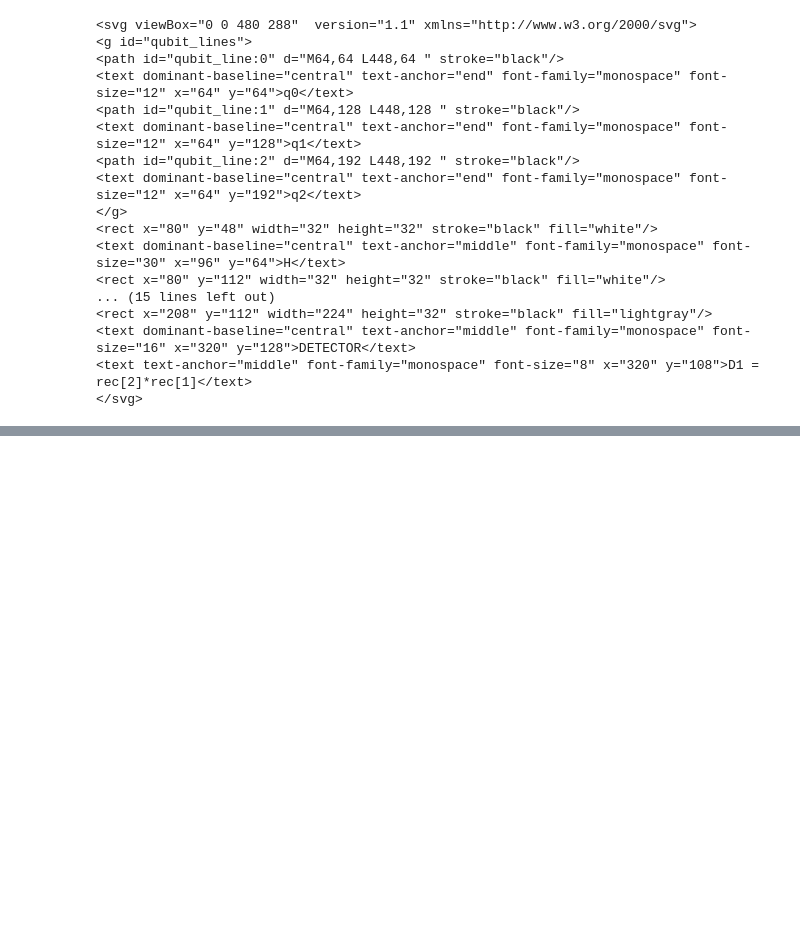
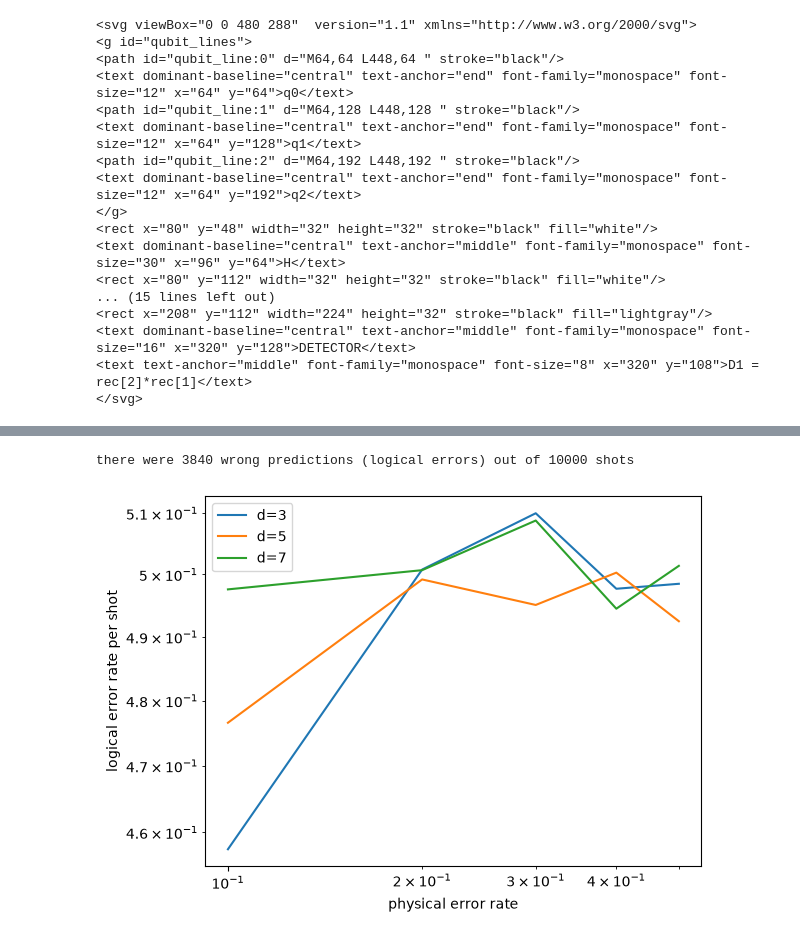
Before and after one commit to AmraouiY/noise-aware-surface-code-decoding, a Jupyter notebook: notebooks/02_surface_code_baseline.ipynb, the cells around one changed output, grey strips where cells are left out. Saved outputs shown, nothing was run; the diff lists cells and outputs as text; code cells hidden in the pictures; blank space fills up the shorter version.

Commit message:
Finalised Stim learning, started playing with PyMatching a bit

```diff
--- a/notebooks/02_surface_code_baseline.ipynb
+++ b/notebooks/02_surface_code_baseline.ipynb
@@ -44,10 +47,11 @@ print(counter/10000)
 # %%
 circuit = stim.Circuit.generated(
     "repetition_code:memory",
-    distance=5,
-    rounds=1,
+    distance=3,
+    rounds=7,
     before_round_data_depolarization=0.04,
     before_measure_flip_probability=0.01,
 )
+
 circuit.diagram('timeline-svg')
 # %% [output]
@@ -70 +74,7 @@ circuit.diagram('timeline-svg')
 </svg>
+# %%
+sampler = circuit.compile_sampler()
+one_sample = sampler.sample(shots=1)[0]
+for k in range(0, len(one_sample),8):
+    timeslice = one_sample[k:k+8]
+    print("".join("1" if e else "_" for e in timeslice))
@@ -70,0 +166,38 @@ circuit.diagram('timeline-svg')
+# %%
+circuit = stim.Circuit.generated(
+    "repetition_code:memory",
+    rounds=100,
+    distance=9,
+    before_round_data_depolarization=0.2,
+    before_measure_flip_probability=0.01)
+num_shots = 10000
+num_logical_errors = count_logical_errors(circuit, num_shots)
+print("there were", num_logical_errors, "wrong predictions (logical errors) out of", num_shots, "shots")
+# %% [output]
+there were 3840 wrong predictions (logical errors) out of 10000 shots
+# %%
+import matplotlib.pyplot as plt
+num_shots = 10000
+for d in [3, 5, 7]:
+    xs = []
+    ys = []
+    for noise in [0.1, 0.2, 0.3, 0.4, 0.5]:
+        circuit = stim.Circuit.generated(
+            "repetition_code:memory",
+            rounds=d * 3,
+            distance=d,
+            after_clifford_depolarization=noise,
+            after_reset_flip_probability=noise,
+            before_measure_flip_probability=noise,
+            before_round_data_depolarization=noise)
+        num_errors_sampled = count_logical_errors(circuit, num_shots)
+        xs.append(noise)
+        ys.append(num_errors_sampled / num_shots)
+    plt.plot(xs, ys, label="d=" + str(d))
+plt.loglog()
+plt.xlabel("physical error rate")
+plt.ylabel("logical error rate per shot")
+plt.legend()
+plt.show()
+# %% [output]
+[figure, added]
```
Also changed, not shown: parts of 8 cells of this notebook, 1 other file.
